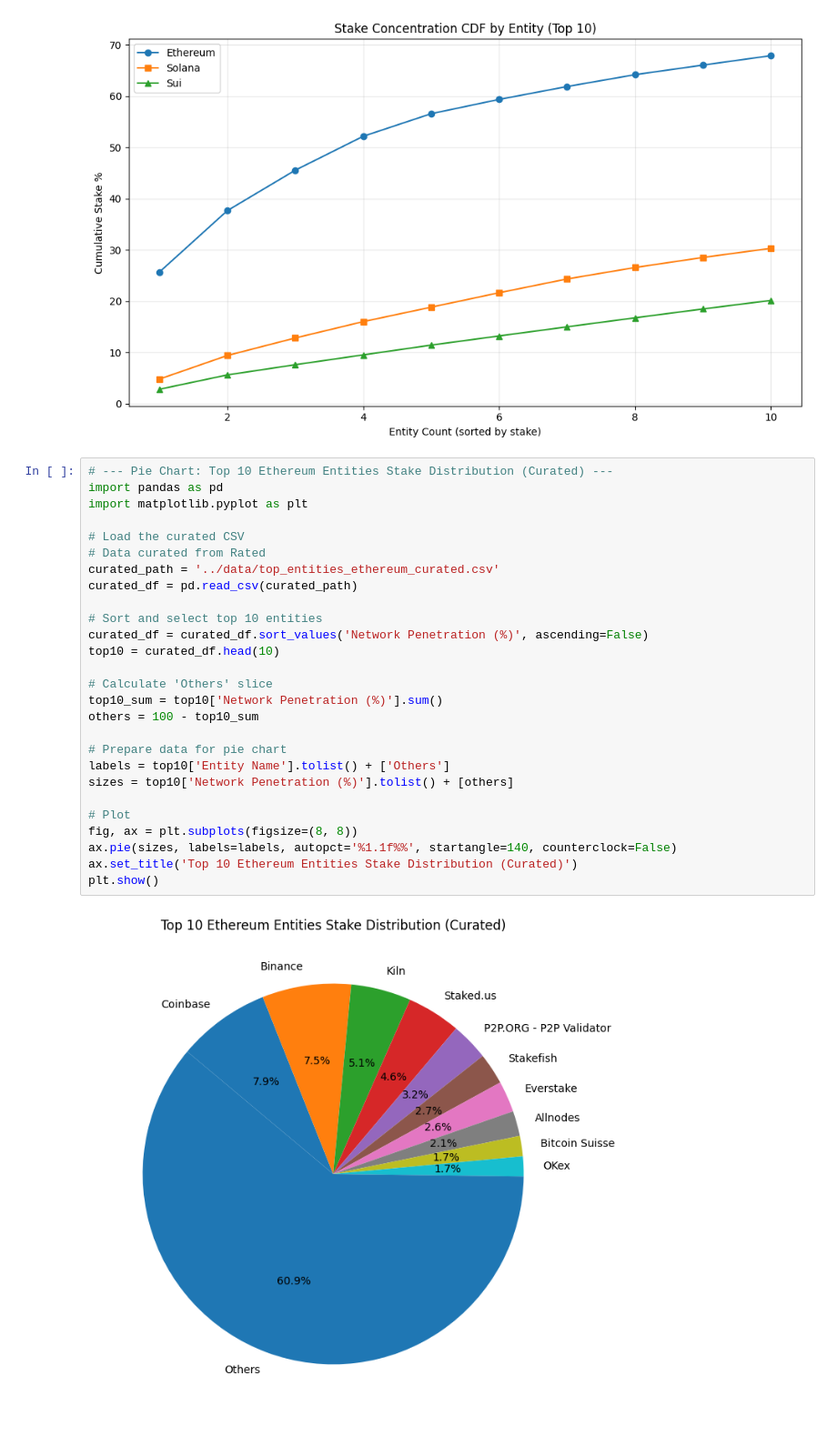
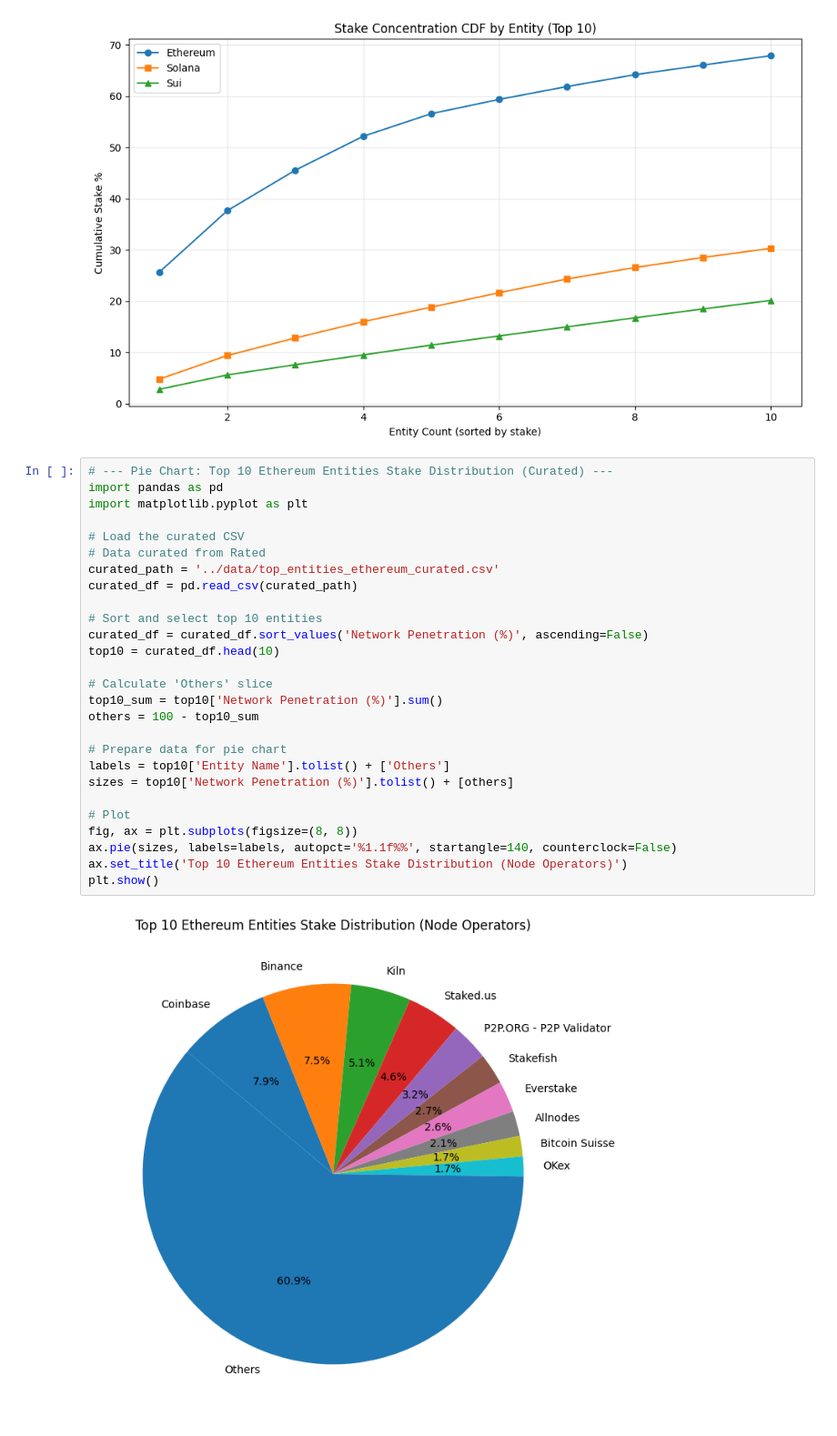
Before and after one commit to Firstset/decentralization-analysis, a Jupyter notebook: notebooks/01_data_exploration.ipynb, the cells around one changed output. Shown at 91% size. Cells and saved outputs as stored; diff of their text form.

```diff
--- a/notebooks/01_data_exploration.ipynb
+++ b/notebooks/01_data_exploration.ipynb
@@ -818,32 +818,32 @@ plt.show()
 # %%
 # --- Pie Chart: Top 10 Ethereum Entities Stake Distribution (Curated) ---
 import pandas as pd
 import matplotlib.pyplot as plt
 
 # Load the curated CSV
 # Data curated from Rated
 curated_path = '../data/top_entities_ethereum_curated.csv'
 curated_df = pd.read_csv(curated_path)
 
 # Sort and select top 10 entities
 curated_df = curated_df.sort_values('Network Penetration (%)', ascending=False)
 top10 = curated_df.head(10)
 
 # Calculate 'Others' slice
 top10_sum = top10['Network Penetration (%)'].sum()
 others = 100 - top10_sum
 
 # Prepare data for pie chart
 labels = top10['Entity Name'].tolist() + ['Others']
 sizes = top10['Network Penetration (%)'].tolist() + [others]
 
 # Plot
 fig, ax = plt.subplots(figsize=(8, 8))
 ax.pie(sizes, labels=labels, autopct='%1.1f%%', startangle=140, counterclock=False)
-ax.set_title('Top 10 Ethereum Entities Stake Distribution (Curated)')
+ax.set_title('Top 10 Ethereum Entities Stake Distribution (Node Operators)')
 plt.show()
 # %% [output]
-[figure, old version]
+[figure, new version]
 # %%
 # --- CDF: Ethereum Entities Stake Distribution (Curated) ---
 import pandas as pd
```
Also changed, not shown: parts of 2 cells of this notebook, 1 other file.
